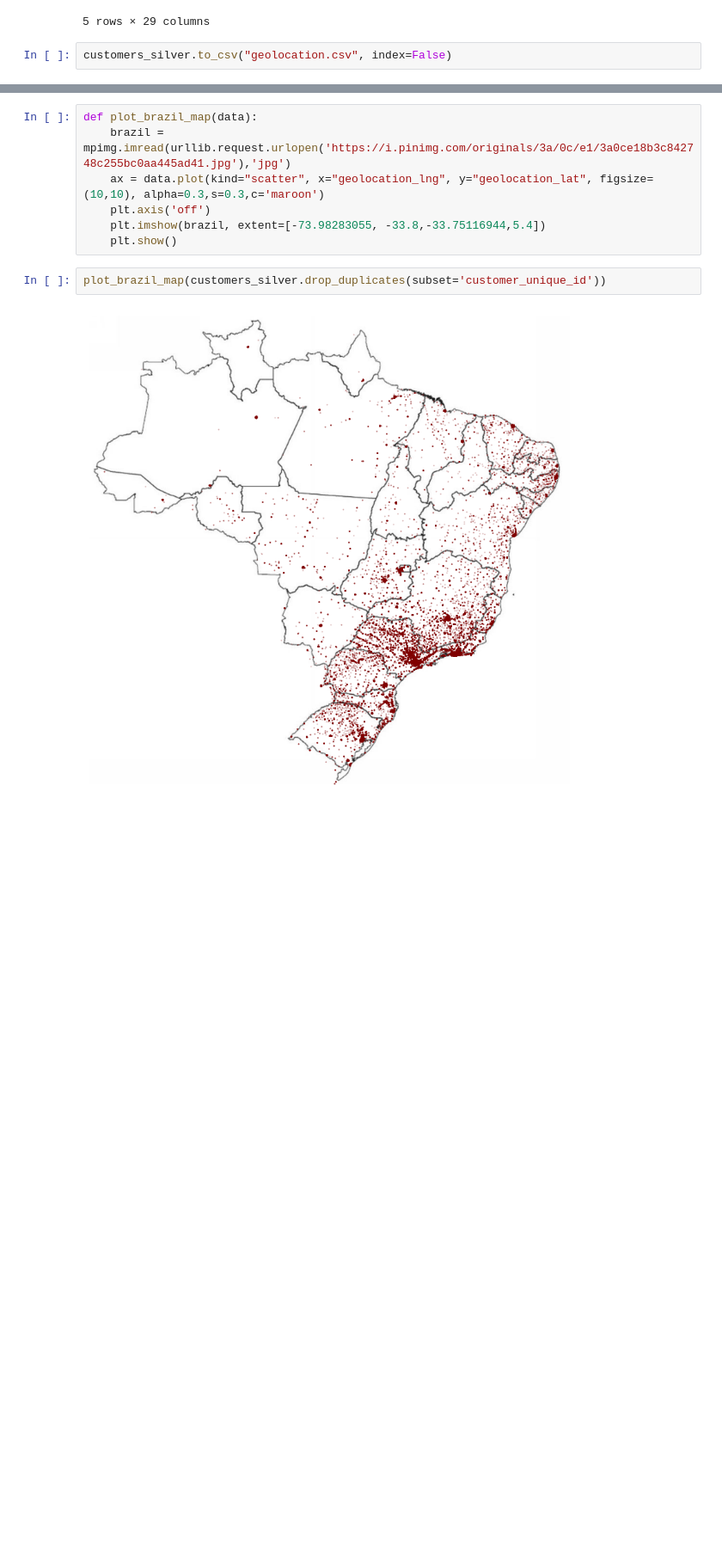
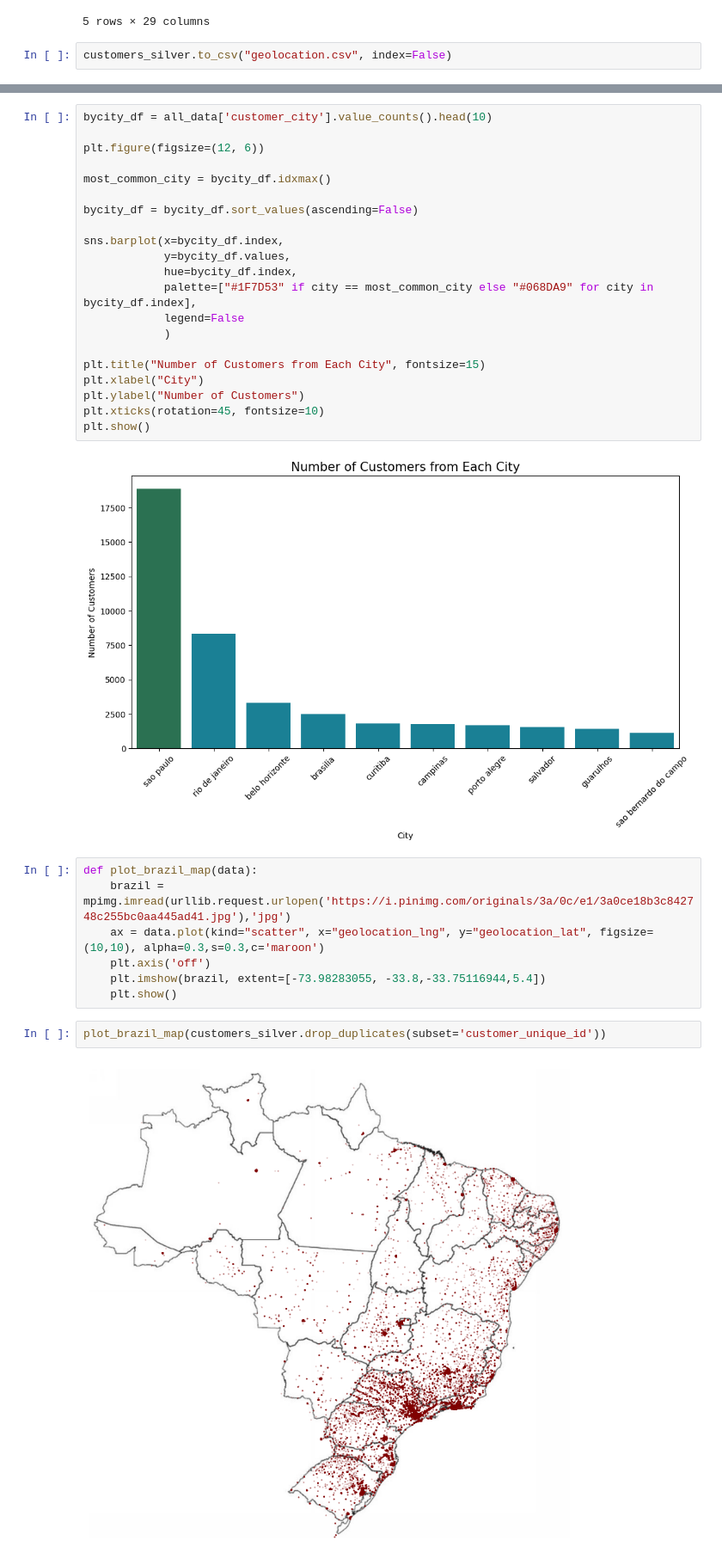
Before and after one commit to andreass7/data-analyst-dicoding, a Jupyter notebook: Proyek_Analisis_Data_(1) (1).ipynb, the cells around one changed output, grey strips where cells are left out. Shown at 86% size. Drawn from its saved outputs; the diff is of its cells as text; blank space fills up the shorter version.

```diff
--- a/Proyek_Analisis_Data.ipynb
+++ b/Proyek_Analisis_Data_(1) (1).ipynb
@@ -1726,3 +1777,26 @@ customers_silver.to_csv("geolocation.csv", index=False)
+# %%
+bycity_df = all_data['customer_city'].value_counts().head(10)
+
+plt.figure(figsize=(12, 6))
+
+most_common_city = bycity_df.idxmax()
+
+bycity_df = bycity_df.sort_values(ascending=False)
+
+sns.barplot(x=bycity_df.index,
+            y=bycity_df.values,
+            hue=bycity_df.index,
+            palette=["#1F7D53" if city == most_common_city else "#068DA9" for city in bycity_df.index],
+            legend=False
+            )
+
+plt.title("Number of Customers from Each City", fontsize=15)
+plt.xlabel("City")
+plt.ylabel("Number of Customers")
+plt.xticks(rotation=45, fontsize=10)
+plt.show()
+# %% [output]
+[figure, added]
 # %%
 def plot_brazil_map(data):
     brazil = mpimg.imread(urllib.request.urlopen('https://i.pinimg.com/originals/3a/0c/e1/3a0ce18b3c842748c255bc0aa445ad41.jpg'),'jpg')
```
Also changed, not shown: parts of 23 cells of this notebook.
